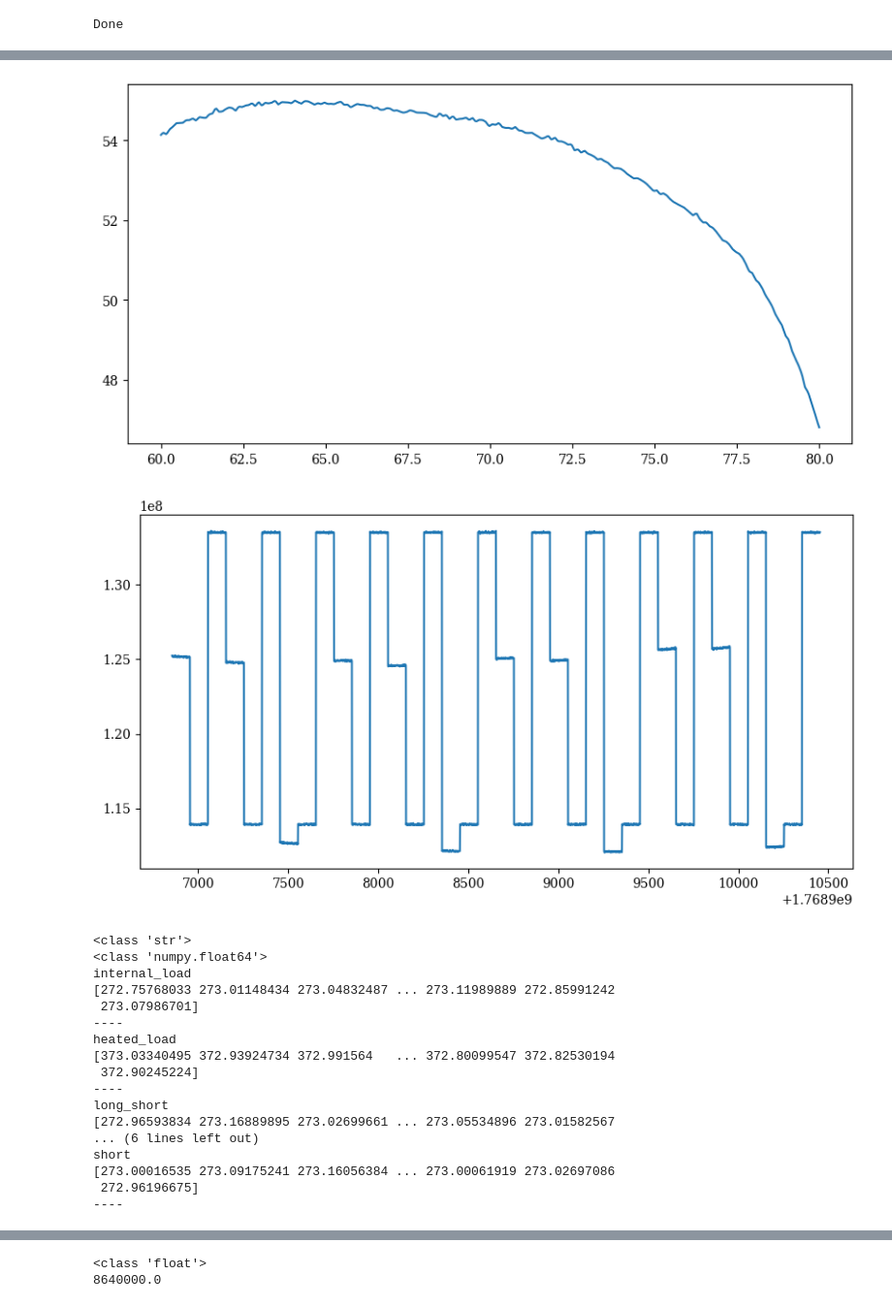
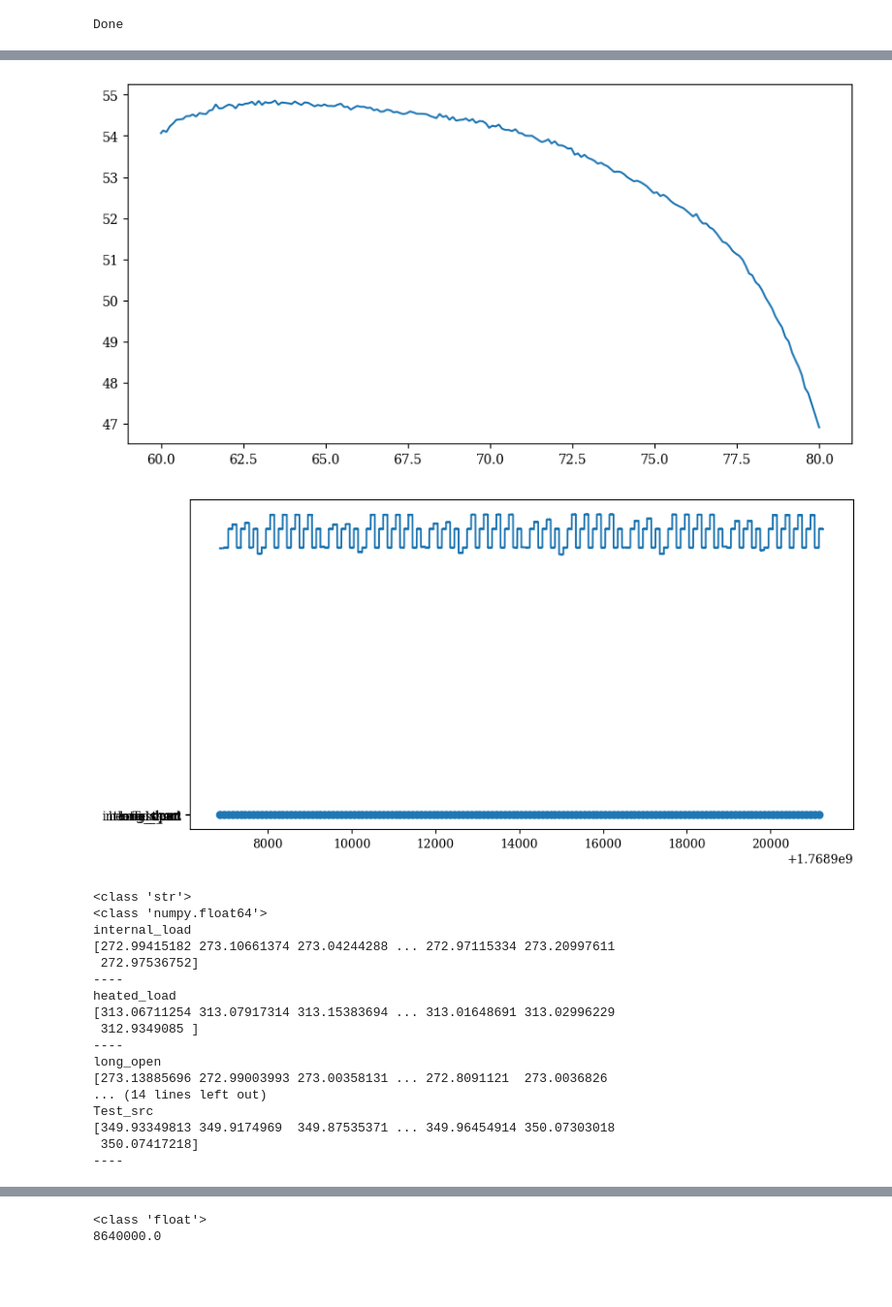
Before and after one commit to RHINO-Experiment/rhino-cal, a Jupyter notebook: simulation_testing.ipynb, the cells around one changed output, grey strips where cells are left out. Shown at 97% size. Cells and saved outputs as stored; diff of their text form; code cells hidden in the pictures; blank space fills up the shorter version.

```diff
--- a/simulation_testing.ipynb
+++ b/simulation_testing.ipynb
@@ -19,7 +19,7 @@ plt.rcParams.update({
 test_receiver = Receiver(gamma_rec_s2p_path='/Users/user/Desktop/RHINO/new_daq/VNA_Measurements_John/RecBlock/RecBlockSDR0.s2p',
                          gains_s2p_path='/Users/user/Desktop/RHINO/new_daq/VNA_Measurements_John/RecBlock/RecBlock0.s2p')
 
-test_receiver.change_freqs(np.linspace(60*un.MHz, 80*un.MHz, 512))
+test_receiver.change_freqs(np.linspace(60*un.MHz, 80*un.MHz, 1024))
 
 open_load = Load(physical_temperature=273,
                  label='open',
@@ -48,28 +48,39 @@ matched_ambient = Load(physical_temperature=273,
                        termination_type='matched',
                        freqs=test_receiver.freqs)
 
-heated_load = Load(physical_temperature=matched_ambient.t_src+100,
+heated_load = Load(physical_temperature=matched_ambient.t_src+40,
                       label='heated_load',
                       termination_type='matched',
                       freqs=test_receiver.freqs)
 
 
-observation_handler_obj = ObservationHandler(observation_length=1*3600*un.s,
+test_src = Load(physical_temperature=350,
+                termination_impedence=75*un.Ohm,
+                freqs=test_receiver.freqs,
+                effective_cable_length=5*un.m,
+                label='Test_src')
+
+
+observation_handler_obj = ObservationHandler(observation_length=4*3600*un.s,
                                              receiver=test_receiver,
-                                             sources=[#long_open,
+                                             sources=[long_open,
                                                       long_short,
                                                       open_load,
-                                                      short_load],
+                                                      short_load,
+                                                      test_src,
+                                                      test_src,
+                                                      test_src,
+                                                      test_src],
                                             dicke_switch_sources=[matched_ambient,
                                                                   heated_load],
                                             dicke_switch_length=300*un.s,
                                             delta_t=1*un.s,
                                             n_t_unc_freq_coeffs=5,
-                                            n_t_unc_time_coeffs=3,
+                                            n_t_unc_time_coeffs=2,
                                             n_t_sin_freq_coeffs=3,
-                                            n_t_sin_time_coeffs=4,
+                                            n_t_sin_time_coeffs=3,
                                             n_t_cos_freq_coeffs=4,
-                                            n_t_cos_time_coeffs=2)
+                                            n_t_cos_time_coeffs=4)
 # %% [output]
 Done
 # %%
@@ -88,6 +99,7 @@ plt.plot(observation_handler_obj.freqs,10*np.log10(np.mean(observation_handler_o
 plt.show()
 
 plt.plot(observation_handler_obj.times, observation_handler_obj.data.sum(axis=1))
+plt.scatter(observation_handler_obj.switch_times, observation_handler_obj.switch_states)
 plt.show()
 
 print(type(observation_handler_obj.switch_states[0]))
@@ -103,21 +115,21 @@ for i, k in observation_handler_obj.temperature_dict.items():
-[figure, old version]
+[figure, new version]
-[figure, old version]
+[figure, new version]
 <class 'str'>
 <class 'numpy.float64'>
 internal_load
-[272.75768033 273.01148434 273.04832487 ... 273.11989889 272.85991242
- 273.07986701]
+[272.99415182 273.10661374 273.04244288 ... 272.97115334 273.20997611
+ 272.97536752]
 ----
 heated_load
-[373.03340495 372.93924734 372.991564   ... 372.80099547 372.82530194
- 372.90245224]
+[313.06711254 313.07917314 313.15383694 ... 313.01648691 313.02996229
+ 312.9349085 ]
 ----
-long_short
-[272.96593834 273.16889895 273.02699661 ... 273.05534896 273.01582567
-... (6 lines left out)
-short
-[273.00016535 273.09175241 273.16056384 ... 273.00061919 273.02697086
- 272.96196675]
+long_open
+[273.13885696 272.99003993 273.00358131 ... 272.8091121  273.0036826
+... (14 lines left out)
+Test_src
+[349.93349813 349.9174969  349.87535371 ... 349.96454914 350.07303018
+ 350.07417218]
 ----
 # %%
 plt.plot(observation_handler_obj.temperature_dict['heated_load'])
```
Also changed, not shown: parts of 13 cells of this notebook, 2 other files.
